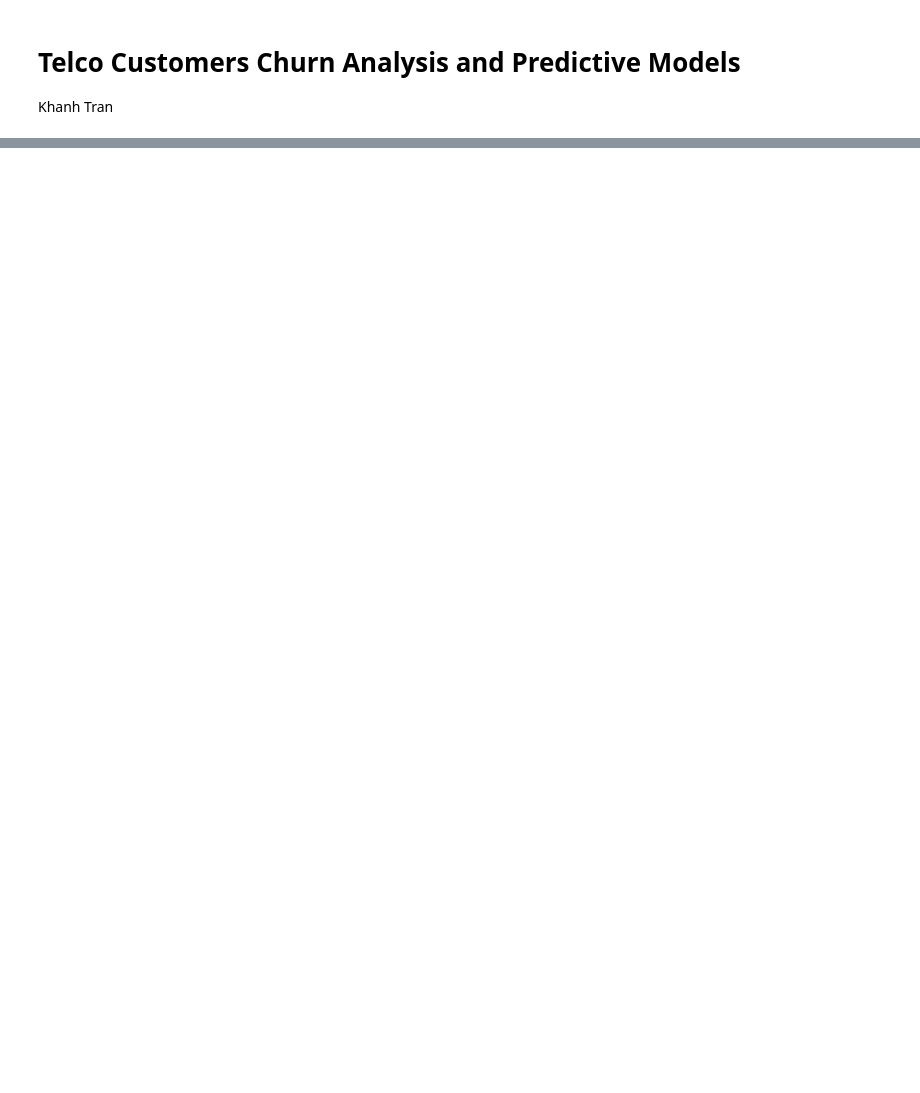
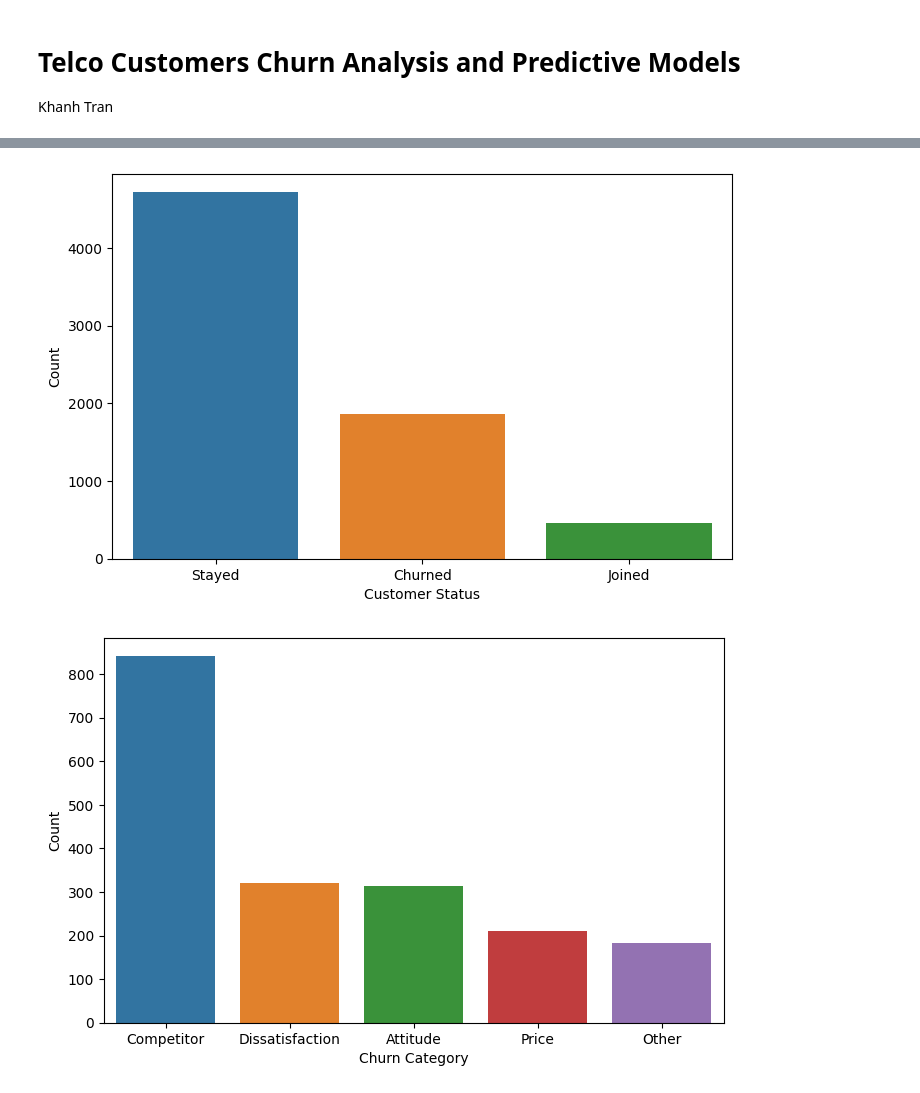
Before and after one commit to khanhgeo/DASC6910-GraduateProject, a Jupyter notebook: 02.Code/TelcoChurn EDA and Model.ipynb, the cells around one changed output, grey strips where cells are left out. Drawn from its saved outputs; the diff is of its cells as text; code cells hidden in the pictures; blank space fills up the shorter version.

```diff
--- a/02.Code/TelcoChurn EDA and Model.ipynb
+++ b/02.Code/TelcoChurn EDA and Model.ipynb
@@ -534,0 +96,29 @@ best_params
+# %%
+# # Setting the aesthetics for plots
+# sns.set_theme(style="whitegrid")
+
+# Visualizing the distribution of churn
+plt.figure(figsize=(8, 5))
+sns.countplot(x='Customer Status', data=data)
+#plt.title('Distribution of Customer Status')
+plt.xlabel('Customer Status')
+plt.ylabel('Count')
+plt.show()
+
+# Analyzing churn category
+plt.figure(figsize=(8, 5))
+sns.countplot(x='Churn Category', data=data, order=data['Churn Category'].value_counts().index)
+#plt.title('Churn Category Count')
+plt.xlabel('Churn Category')
+plt.ylabel('Count')
+plt.show()
+
+# Analyzing churn reason
+sns.countplot(data=data, y='Churn Reason', order=data['Churn Reason'].value_counts().index)
+plt.title('Churn Reason')
+plt.xlabel('Churn Reason')
+plt.ylabel('Count')
+plt.show()
+# %% [output]
+[figure, added]
+[figure, added]
```
Also changed, not shown: parts of 68 cells of this notebook, 3 other files.
